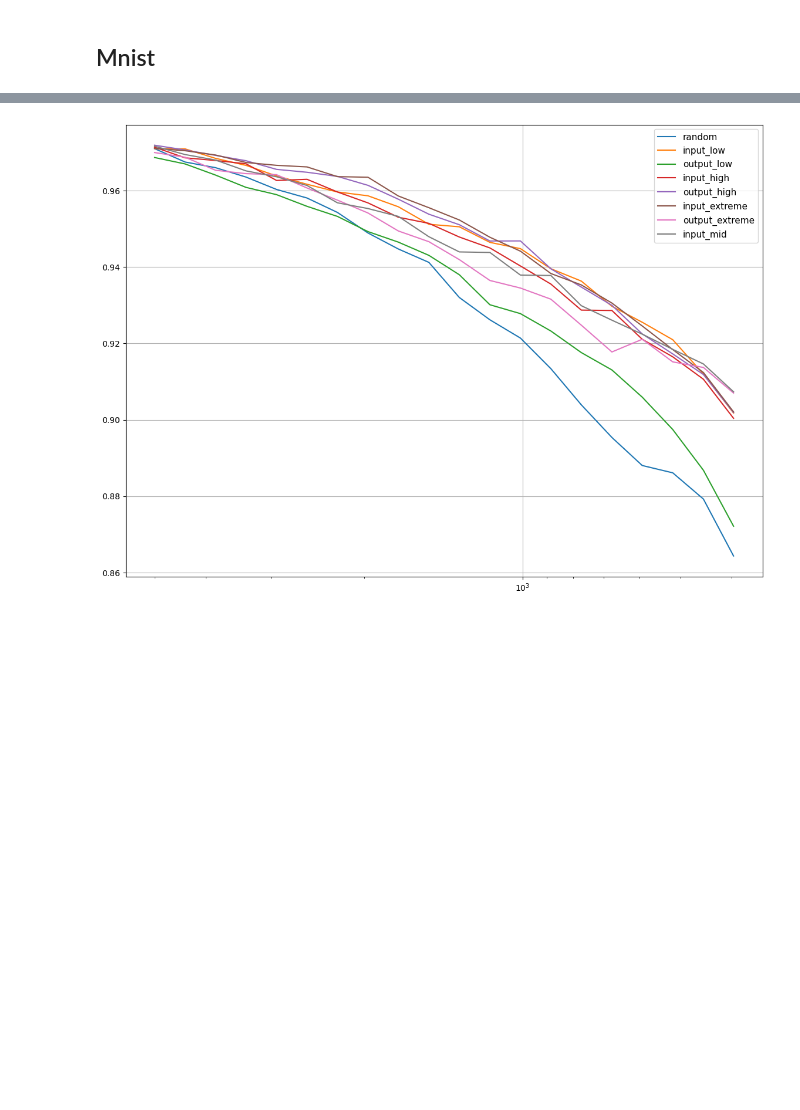
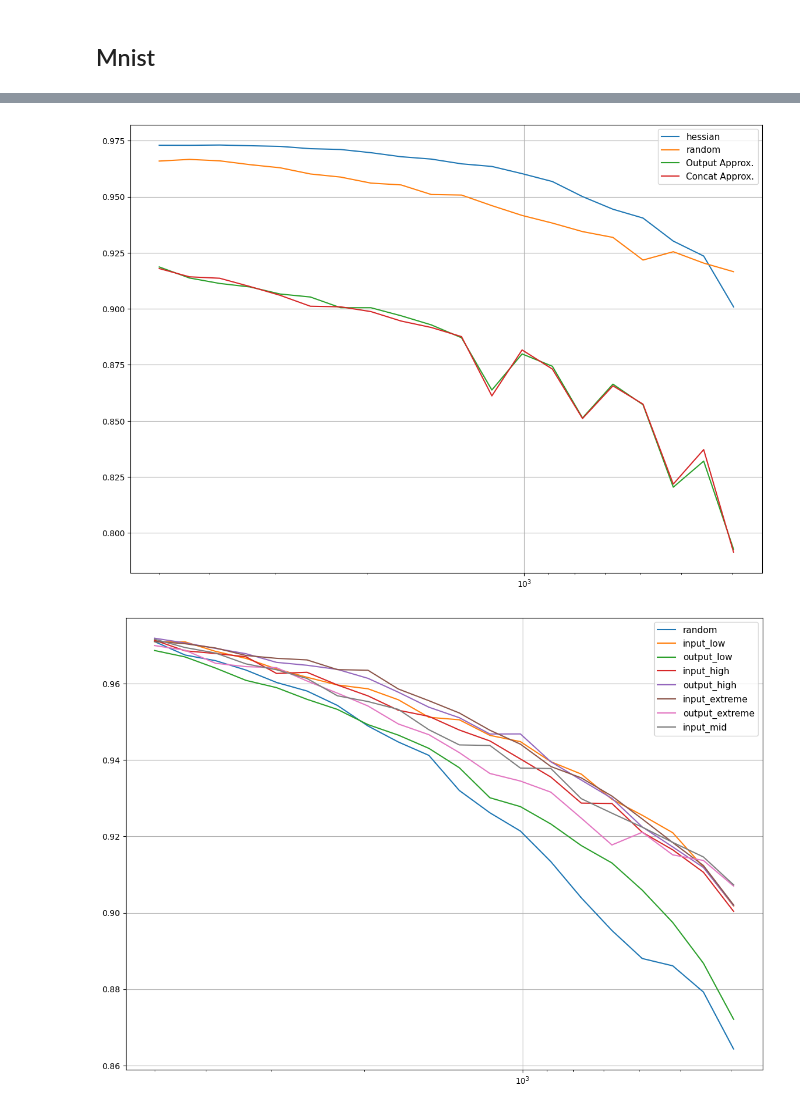
Before and after one commit to nico22nguyen/masters-thesis, a Jupyter notebook: mnist_reduction.ipynb, the cells around one changed output, grey strips where cells are left out. Drawn from its saved outputs; the diff is of its cells as text; code cells hidden in the pictures; blank space fills up the shorter version.

```diff
--- a/mnist_reduction.ipynb
+++ b/mnist_reduction.ipynb
@@ -182,3 +449,7 @@ random_val_acc, random_acc = get_accuracies(X_train, Y_train, X_test, Y_test, or
+# %%
+plot_accuracies([hess_val_acc, random_val_acc, out_approx_valacclist, concat_approx_valacclist], names=['hessian', 'random', 'Output Approx.', 'Concat Approx.'])
+# %% [output]
+[figure, added]
 # %%
 input_based_low_val_acc, input_based_low_acc = get_accuracies(X_train, Y_train, X_test, Y_test, order_method='low_to_high', shuffle_seed=1337)
 # %%
```
Also changed, not shown: parts of 23 cells of this notebook.
